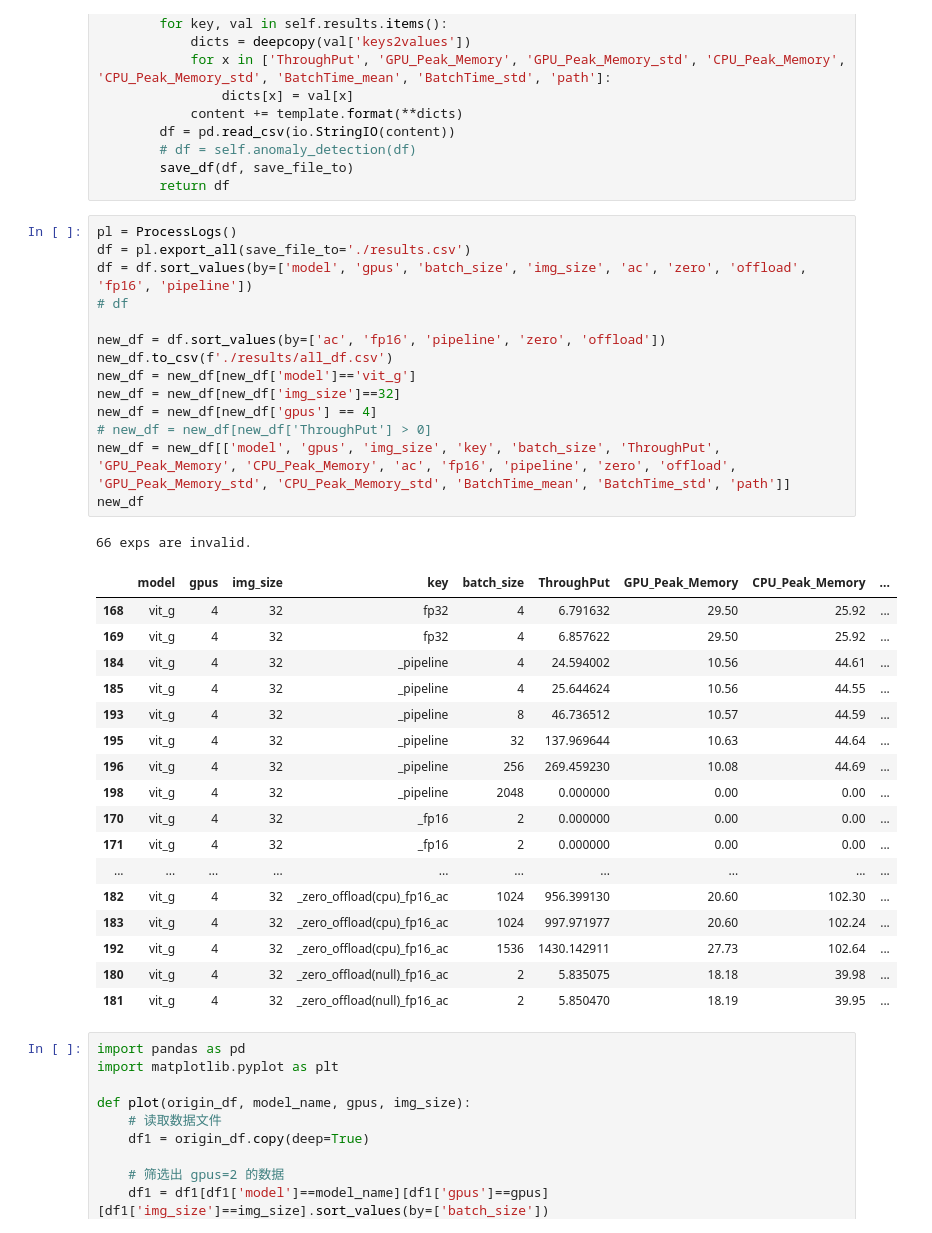
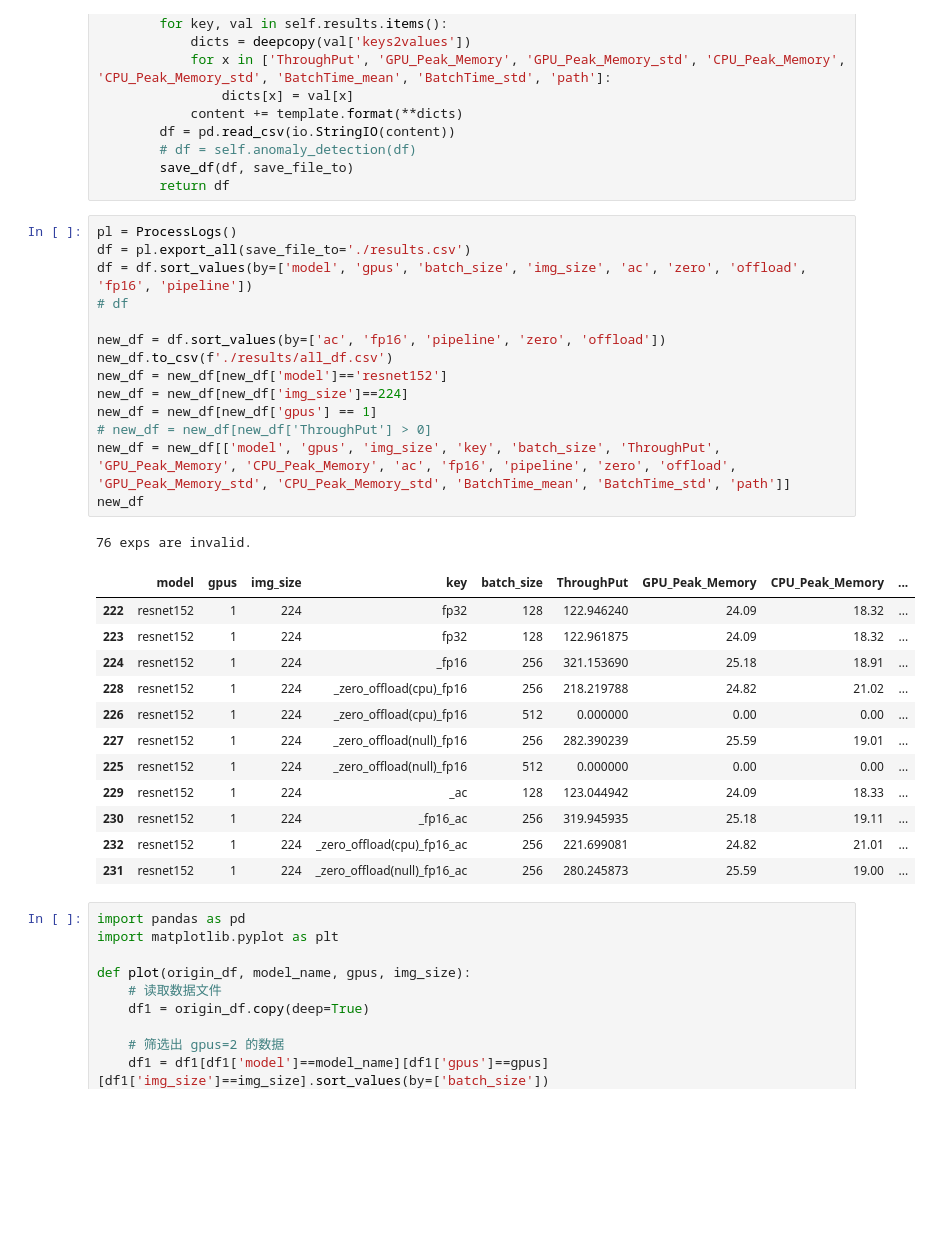
Before and after one commit to marsggbo/DeepspeedNAS, a Jupyter notebook: analysis_result.ipynb, the cells around one changed output. Cells and saved outputs as stored; diff of their text form; blank space fills up the shorter version.

```diff
--- a/analysis_result.ipynb
+++ b/analysis_result.ipynb
@@ -153,36 +153,31 @@ class ProcessLogs:
 # %%
 pl = ProcessLogs()
 df = pl.export_all(save_file_to='./results.csv')
 df = df.sort_values(by=['model', 'gpus', 'batch_size', 'img_size', 'ac', 'zero', 'offload', 'fp16', 'pipeline'])
 # df
 
 new_df = df.sort_values(by=['ac', 'fp16', 'pipeline', 'zero', 'offload'])
 new_df.to_csv(f'./results/all_df.csv')
-new_df = new_df[new_df['model']=='vit_g']
-new_df = new_df[new_df['img_size']==32]
-new_df = new_df[new_df['gpus'] == 4]
+new_df = new_df[new_df['model']=='resnet152']
+new_df = new_df[new_df['img_size']==224]
+new_df = new_df[new_df['gpus'] == 1]
 # new_df = new_df[new_df['ThroughPut'] > 0]
 new_df = new_df[['model', 'gpus', 'img_size', 'key', 'batch_size', 'ThroughPut', 'GPU_Peak_Memory', 'CPU_Peak_Memory', 'ac', 'fp16', 'pipeline', 'zero', 'offload', 'GPU_Peak_Memory_std', 'CPU_Peak_Memory_std', 'BatchTime_mean', 'BatchTime_std', 'path']]
 new_df
 # %% [output]
-66 exps are invalid.
+76 exps are invalid.
 |  | model | gpus | img_size | key | batch_size | ThroughPut | GPU_Peak_Memory | CPU_Peak_Memory | ... |
-| 168 | vit_g | 4 | 32 | fp32 | 4 | 6.791632 | 29.50 | 25.92 | ... |
-| 169 | vit_g | 4 | 32 | fp32 | 4 | 6.857622 | 29.50 | 25.92 | ... |
-| 184 | vit_g | 4 | 32 | _pipeline | 4 | 24.594002 | 10.56 | 44.61 | ... |
-| 185 | vit_g | 4 | 32 | _pipeline | 4 | 25.644624 | 10.56 | 44.55 | ... |
-| 193 | vit_g | 4 | 32 | _pipeline | 8 | 46.736512 | 10.57 | 44.59 | ... |
-| 195 | vit_g | 4 | 32 | _pipeline | 32 | 137.969644 | 10.63 | 44.64 | ... |
-| 196 | vit_g | 4 | 32 | _pipeline | 256 | 269.459230 | 10.08 | 44.69 | ... |
-| 198 | vit_g | 4 | 32 | _pipeline | 2048 | 0.000000 | 0.00 | 0.00 | ... |
-| 170 | vit_g | 4 | 32 | _fp16 | 2 | 0.000000 | 0.00 | 0.00 | ... |
-| 171 | vit_g | 4 | 32 | _fp16 | 2 | 0.000000 | 0.00 | 0.00 | ... |
-| ... | ... | ... | ... | ... | ... | ... | ... | ... | ... |
-| 182 | vit_g | 4 | 32 | _zero_offload(cpu)_fp16_ac | 1024 | 956.399130 | 20.60 | 102.30 | ... |
-| 183 | vit_g | 4 | 32 | _zero_offload(cpu)_fp16_ac | 1024 | 997.971977 | 20.60 | 102.24 | ... |
-| 192 | vit_g | 4 | 32 | _zero_offload(cpu)_fp16_ac | 1536 | 1430.142911 | 27.73 | 102.64 | ... |
-| 180 | vit_g | 4 | 32 | _zero_offload(null)_fp16_ac | 2 | 5.835075 | 18.18 | 39.98 | ... |
-| 181 | vit_g | 4 | 32 | _zero_offload(null)_fp16_ac | 2 | 5.850470 | 18.19 | 39.95 | ... |
+| 222 | resnet152 | 1 | 224 | fp32 | 128 | 122.946240 | 24.09 | 18.32 | ... |
+| 223 | resnet152 | 1 | 224 | fp32 | 128 | 122.961875 | 24.09 | 18.32 | ... |
+| 224 | resnet152 | 1 | 224 | _fp16 | 256 | 321.153690 | 25.18 | 18.91 | ... |
+| 228 | resnet152 | 1 | 224 | _zero_offload(cpu)_fp16 | 256 | 218.219788 | 24.82 | 21.02 | ... |
+| 226 | resnet152 | 1 | 224 | _zero_offload(cpu)_fp16 | 512 | 0.000000 | 0.00 | 0.00 | ... |
+| 227 | resnet152 | 1 | 224 | _zero_offload(null)_fp16 | 256 | 282.390239 | 25.59 | 19.01 | ... |
+| 225 | resnet152 | 1 | 224 | _zero_offload(null)_fp16 | 512 | 0.000000 | 0.00 | 0.00 | ... |
+| 229 | resnet152 | 1 | 224 | _ac | 128 | 123.044942 | 24.09 | 18.33 | ... |
+| 230 | resnet152 | 1 | 224 | _fp16_ac | 256 | 319.945935 | 25.18 | 19.11 | ... |
+| 232 | resnet152 | 1 | 224 | _zero_offload(cpu)_fp16_ac | 256 | 221.699081 | 24.82 | 21.01 | ... |
+| 231 | resnet152 | 1 | 224 | _zero_offload(null)_fp16_ac | 256 | 280.245873 | 25.59 | 19.00 | ... |
 # %%
 import pandas as pd
 import matplotlib.pyplot as plt
```
Also changed, not shown: 3 other files.
